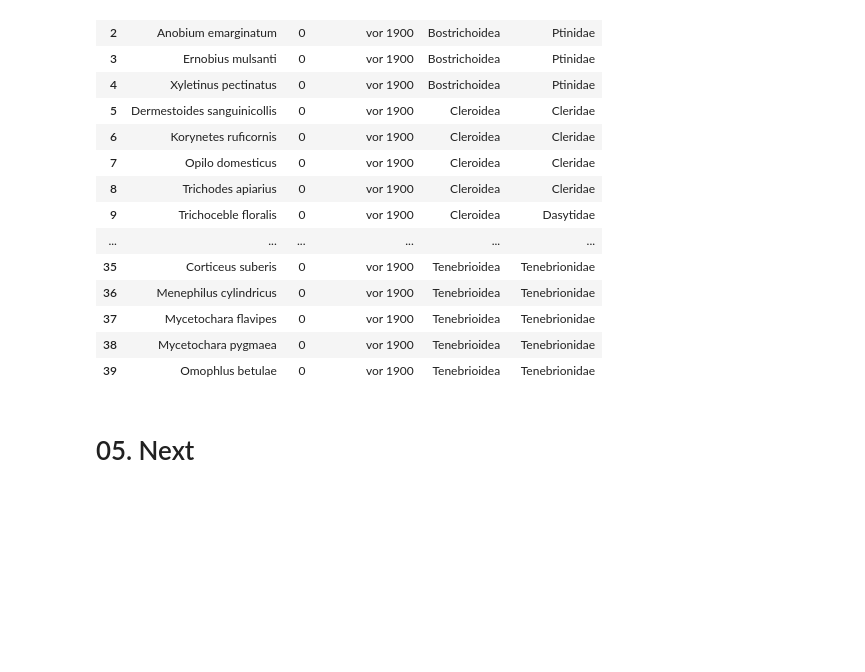
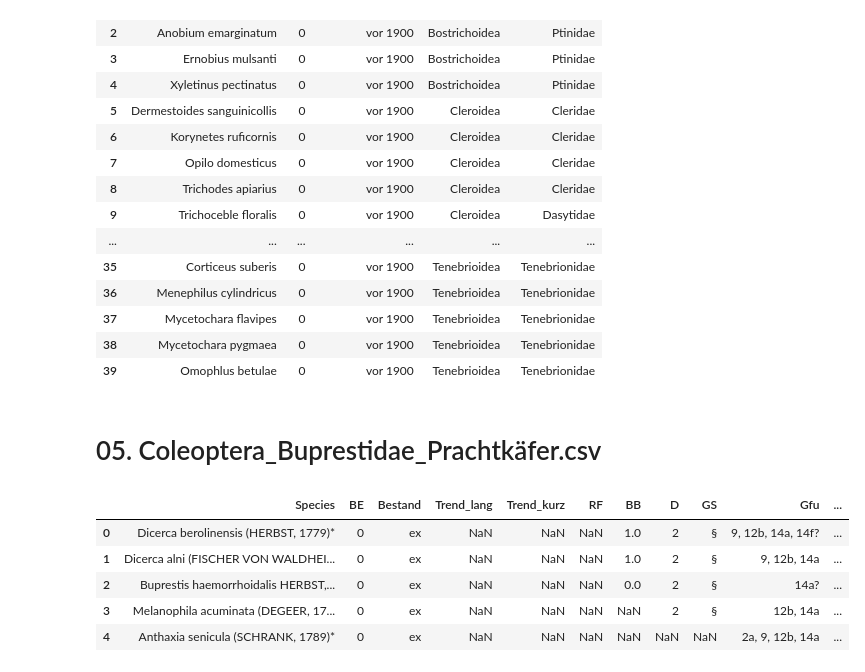
Before and after one commit to Zzzhenya/Berlin-red-list, a Jupyter notebook: Transformation/Raw_csv/Insecta.ipynb, the cells around one changed output. Drawn from its saved outputs; the diff is of its cells as text; code cells hidden in the pictures; blank space fills up the shorter version.

```diff
--- a/Transformation/Raw_csv/Insecta.ipynb
+++ b/Transformation/Raw_csv/Insecta.ipynb
@@ -736,4 +736,16 @@ df
 df.to_csv('../../Transformation/Data_cleaning_step1/Coleoptera_Bostrichoidea_Cleroidea_Cucujoidea_Elateroidea_Lymexyloidea_Tenebrioidea.csv',
           index=False)
 # %% [markdown]
-# 05. Next
+# 05. Coleoptera_Buprestidae_Prachtkäfer.csv
+# %%
+# Read file into dataframe
+
+df = pd.read_csv('Coleoptera_Buprestidae_Prachtkäfer.csv')
+df.head()
+# %% [output]
+|  | Species | BE | Bestand | Trend_lang | Trend_kurz | RF | BB | D | GS | Gfu | ... |
+| 0 | Dicerca berolinensis (HERBST, 1779)* | 0 | ex | NaN | NaN | NaN | 1.0 | 2 | § | 9, 12b, 14a, 14f? | ... |
+| 1 | Dicerca alni (FISCHER VON WALDHEI... | 0 | ex | NaN | NaN | NaN | 1.0 | 2 | § | 9, 12b, 14a | ... |
+| 2 | Buprestis haemorrhoidalis HERBST,... | 0 | ex | NaN | NaN | NaN | 0.0 | 2 | § | 14a? | ... |
+| 3 | Melanophila acuminata (DEGEER, 17... | 0 | ex | NaN | NaN | NaN | NaN | 2 | § | 12b, 14a | ... |
+| 4 | Anthaxia senicula (SCHRANK, 1789)* | 0 | ex | NaN | NaN | NaN | NaN | NaN | NaN | 2a, 9, 12b, 14a | ... |
```
Also changed, not shown: parts of 15 cells of this notebook.
